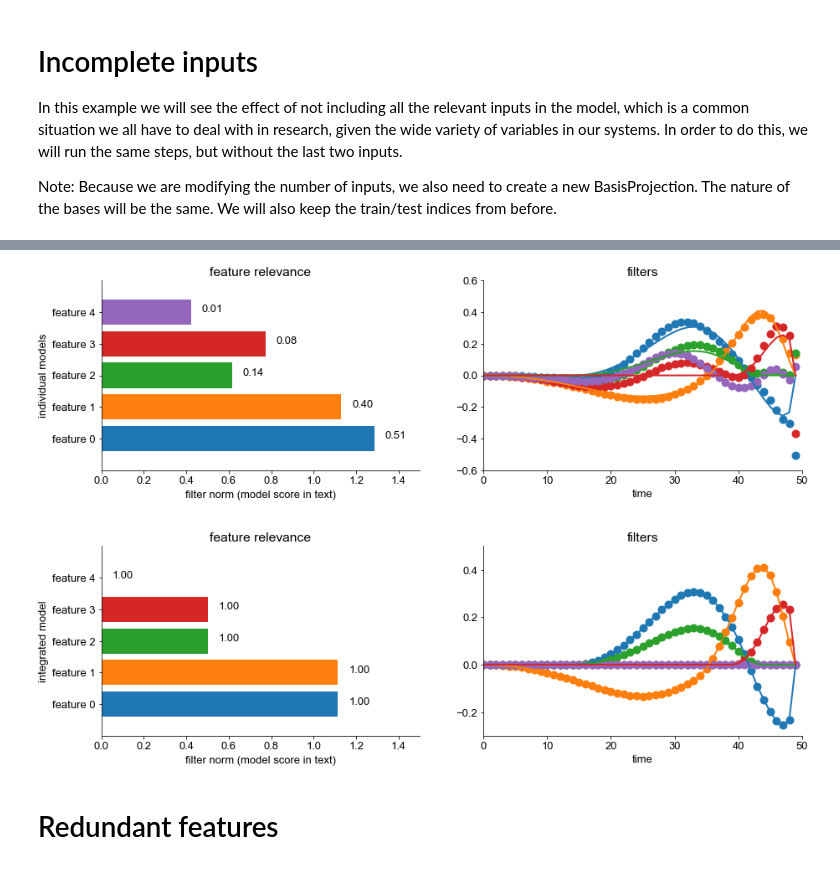
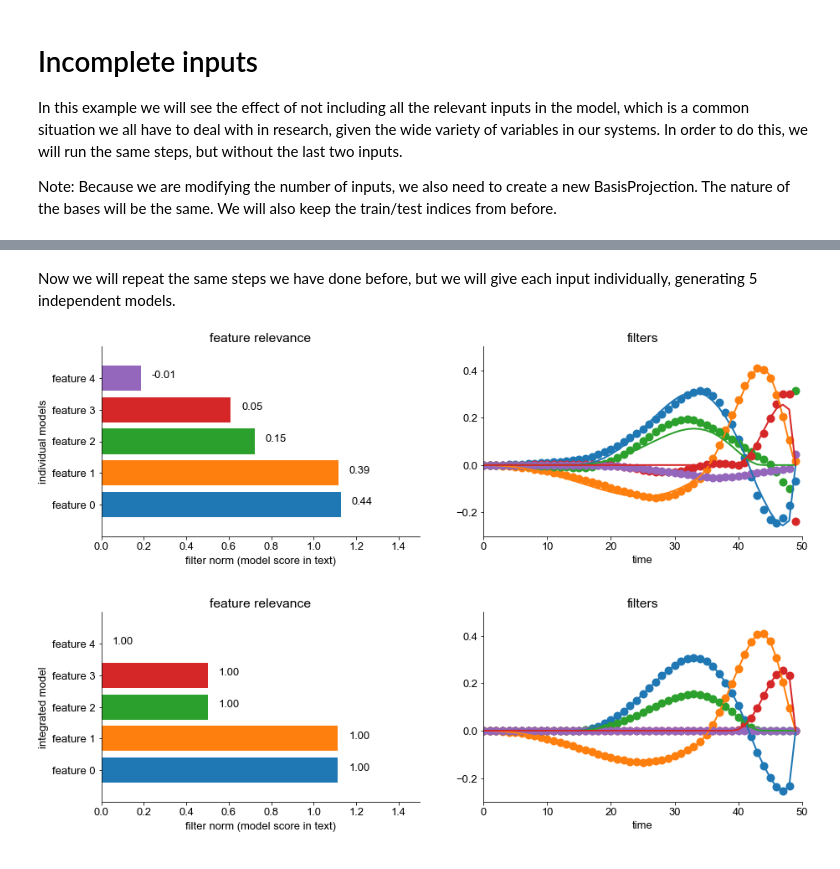
Before and after one commit to janclemenslab/glm_utils, a Jupyter notebook: demo/multiple_inputs.ipynb, the cells around one changed output, grey strips where cells are left out. Saved outputs shown, nothing was run; the diff lists cells and outputs as text; code cells hidden in the pictures.

```diff
--- a/demo/multiple_inputs.ipynb
+++ b/demo/multiple_inputs.ipynb
@@ -38,7 +35,7 @@ Note: keep in mind that depending on the structure of your data you might need t
 Tip: for data collected from multiple sources (experiments, individuals, trials, ...), it is recommended to store the time-delay-embedding (will be explained later) of the specific data points that you are interested.
 # %%
 
-x, y, filters = get_data()
+x, y, filters = get_data(npoints = 5000)
 
 npoints, ninputs = x.shape
 
@@ -311,3 +304,5 @@ score: 1.0
+# %% [markdown]
+Now we will repeat the same steps we have done before, but we will give each input individually, generating 5 independent models.
 # %%
 # indidivual basis
 basis_projection = BasisProjection(B)
@@ -316,73 +311,68 @@ basis_projection = BasisProjection(B)
 scores_list = []
 estimated_filters_list = []
 
-for ii in range(ninputs):
+# loop through all the inputs
+for ii in range(ninputs+1):
 
     # time-delay-embedding
-    Xs, ys = time_delay_embedding(x[:,ii], y, window_size=window_size, flatten_inside_window=True)
-
-    # sample
-    Xs = Xs[sample_idxs]
-    ys = ys[sample_idxs]
+    Xs, ys = time_delay_embedding(x_irrelevant[:,ii], y, window_size=window_size, flatten_inside_window=True)
 
     # project
     Xs_b = basis_projection.transform(Xs)
 
     # train
     lr = lm.LinearRegression()
-    lr.fit(Xs_b, ys)
+    lr.fit(Xs_b[train_idxs], ys[train_idxs])
 
     # reconstruct
     basis_weights = lr.coef_
     estimated_filters = basis_projection.inverse_transform(basis_weights)
-    estimated_filters = np.squeeze(estimated_filters)    # inverse transform returns a [1, ncoefs] array
+    estimated_filters = estimated_filters.reshape((-1,window_size))
 
-    scores_list.append(lr.score(Xs_b, ys))
-    estimated_filters_list.append(estimated_filters)
+    # save results
+    scores_list.append(lr.score(Xs_b[test_idxs], ys[test_idxs]))
+    estimated_filters_list.append(np.squeeze(estimated_filters))
 
 
 # plot
-features_names = [f'feature {ii}' for ii in range(ninputs)]
+features_names = [f'feature {ii}' for ii in range(ninputs+1)]
 plt.figure(figsize=[15,10])
 plt.subplot(221)
-for ii in range(ninputs):
-    estimated_filter = estimated_filters_list[ii]
-    frob_norm = np.linalg.norm(estimated_filter)
+for ii in range(ninputs+1):
+    frob_norm = np.linalg.norm(estimated_filters_list[ii])
     plt.barh(ii,frob_norm)
     plt.text(frob_norm+0.05, ii, s=f"{scores_list[ii]:0.2f}")
-plt.yticks(np.arange(ninputs),features_names)
+plt.yticks(np.arange(ninputs+1),features_names)
 plt.xlabel('filter norm (model score in text)')
 plt.title('feature relevance')
 plt.ylabel('individual models')
 plt.xlim([0,1.5])
 plt.subplot(222)
-for ii in range(ninputs):
+for ii in range(ninputs+1):
     plt.plot(estimated_filters_list[ii], 'o', linewidth=2, markersize=10)
 plt.gca().set_prop_cycle(None)
 plt.plot(filters, linewidth=2)
 plt.xlabel('time')
 plt.title('filters')
 
 plt.subplot(223)
-for ii in range(ninputs):
-    frob_norm = np.linalg.norm(integrated_model_filters[ii*window_size:(ii+1)*window_size])
+for ii in range(ninputs+1):
+    frob_norm = np.linalg.norm(integrated_model_filters[ii])
     plt.barh(ii,frob_norm)
     plt.text(frob_norm+0.05, ii, s=f"{integrated_model_score:0.2f}")
-plt.yticks(np.arange(ninputs),features_names)
+plt.yticks(np.arange(ninputs+1),features_names)
 plt.xlabel('filter norm (model score in text)')
 plt.title('feature relevance')
 plt.ylabel('integrated model')
 plt.xlim([0,1.5])
 plt.subplot(224)
-for ii in range(ninputs):
-    plt.plot(integrated_model_filters[ii*window_size:(ii+1)*window_size], 'o', linewidth=2, markersize=10)
+for ii in range(ninputs+1):
+    plt.plot(integrated_model_filters[ii], 'o', linewidth=2, markersize=10)
 plt.gca().set_prop_cycle(None)
 plt.plot(filters, linewidth=2)
 plt.xlabel('time')
 plt.title('filters')
 plt.subplots_adjust(hspace=0.4)
 plt.show()
 # %% [output]
-[figure, old version]
+[figure, new version]
-# %% [markdown]
-# Redundant features
```
Also changed, not shown: parts of 14 cells of this notebook.
